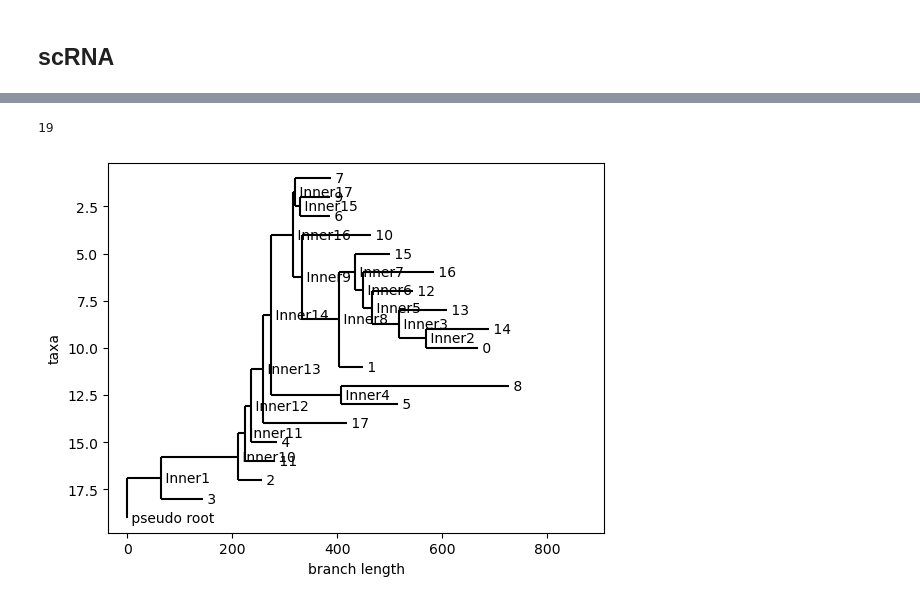
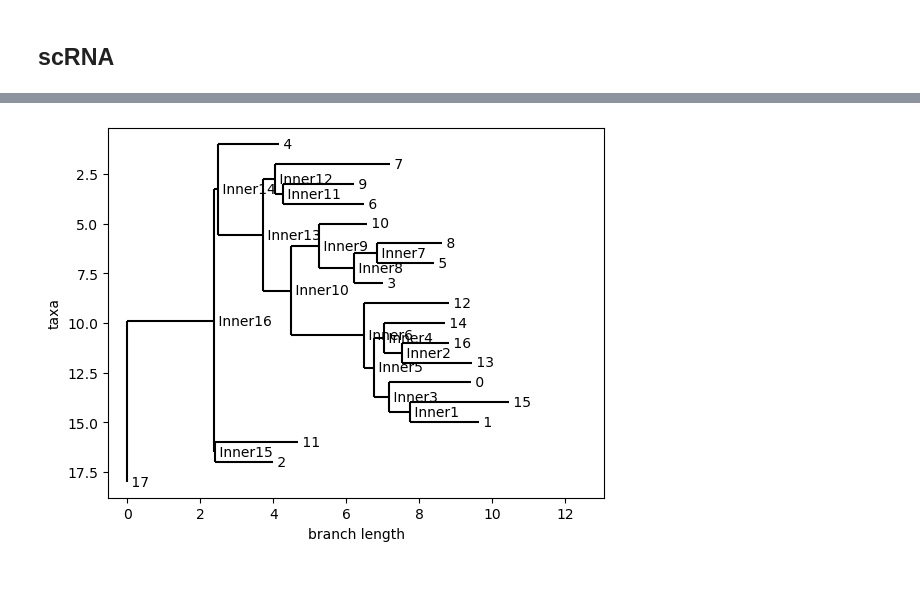
Before and after one commit to PMBio/spaceTree, a Jupyter notebook: notebooks/0_overclustered_clones-Copy1.ipynb, the cells around one changed output, grey strips where cells are left out. Saved outputs shown, nothing was run; the diff lists cells and outputs as text; code cells hidden in the pictures.

```diff
--- a/notebooks/0_overclustered_clones-Copy1.ipynb
+++ b/notebooks/0_overclustered_clones-Copy1.ipynb
@@ -139,3 +82,5 @@ sc_clone_size
+# %%
+dist_clones = adata_sc.uns['paga']['connectivities'].todense()
 # %%
 cons_sc = pd.DataFrame(cons_sc, columns = adata_sc.var.index)
 # %%
@@ -200,21 +141,0 @@ DistanceCalculator()
-# %%
-matrix = [[0, 1, 1, 1], [1, 0, 1, 2], [1, 1, 0, 1], [1, 2, 1, 0]]
-dist_matrix = []
-for i in range(len(matrix)):
-    row = []
-    for j in range(i + 1):  # Include only the lower triangle elements
-        row.append(matrix[i][j])
-    dist_matrix.append(row)
-
-distance_matrix = DistanceMatrix(names=['1', '2', '3', '4'], matrix=dist_matrix)
-
-# Perform hierarchical clustering
-constructor = DistanceTreeConstructor()
-tree = constructor.nj(distance_matrix)
-
-# Set the root at node 0
-tree.root_with_outgroup({'name': '1'})
-tree.ladderize()  # Flip branches so deeper clades are displayed at top
-
-# Draw the tree
-Phylo.draw(tree)
@@ -223,4 +141,0 @@ Phylo.draw(tree)
-# %%
-len(matrix)
-# %% [output]
-19
@@ -229,3 +142,5 @@ matrix = cons.values
+# %%
+matrix = dist_clones
 # %%
 dist_matrix = []
 
@@ -236,20 +151,20 @@ for i in range(len(matrix)):
     dist_matrix.append(row)
 # %%
 
-names = [str(x) for x in np.arange(cons.shape[0]-1)] + ["pseudo root"]
+names = [str(x) for x in np.arange(matrix.shape[0])]
 distance_matrix = DistanceMatrix(names=names, matrix=dist_matrix)
 # %%
 # Perform hierarchical clustering
 constructor = DistanceTreeConstructor()
 tree = constructor.nj(distance_matrix)
 
 # Set the root at node 0
-tree.root_with_outgroup({'name': 'pseudo root'})
+tree.root_with_outgroup({'name': '17'})
 
 # Draw the tree
 Phylo.draw(tree)
 # %% [output]
-[figure, old version]
+[figure, new version]
 # %%
 # Hide inner node labels
 for clade in tree.find_clades():
```
Also changed, not shown: parts of 29 cells of this notebook, 6 other files.
